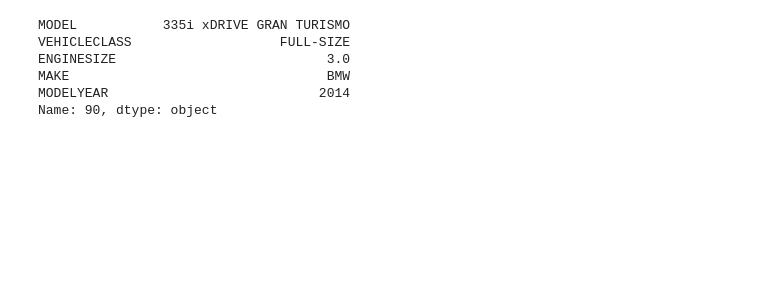
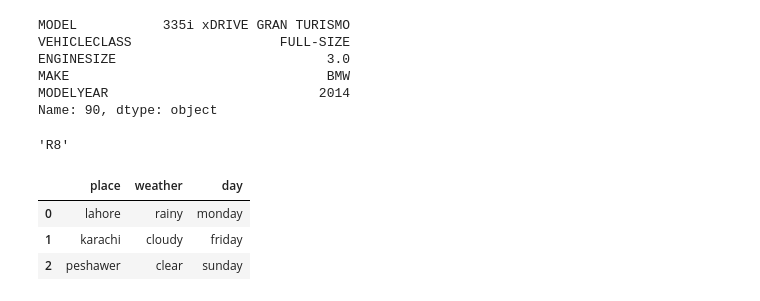
Before and after one commit to juneedpk/data-viz1, a Jupyter notebook: pandas.ipynb, the cells around one changed output. Drawn from its saved outputs; the diff is of its cells as text; code cells hidden in the pictures; blank space fills up the shorter version.

```diff
--- a/pandas.ipynb
+++ b/pandas.ipynb
@@ -207,0 +206,19 @@ fuel
+# %%
+df=fuel.at[45,'MODEL']
+df
+# %% [output]
+'R8'
+# %%
+
+
+cities = ({'place':['lahore','karachi','peshawer'],'weather':['rainy','cloudy','clear']})
+
+df= pd.DataFrame(cities,columns=['place','weather'])
+
+df['day']=['monday','friday','sunday']
+df
+# %% [output]
+|  | place | weather | day |
+| 0 | lahore | rainy | monday |
+| 1 | karachi | cloudy | friday |
+| 2 | peshawer | clear | sunday |
```
Also changed, not shown: parts of 2 cells of this notebook, 1 other file.
